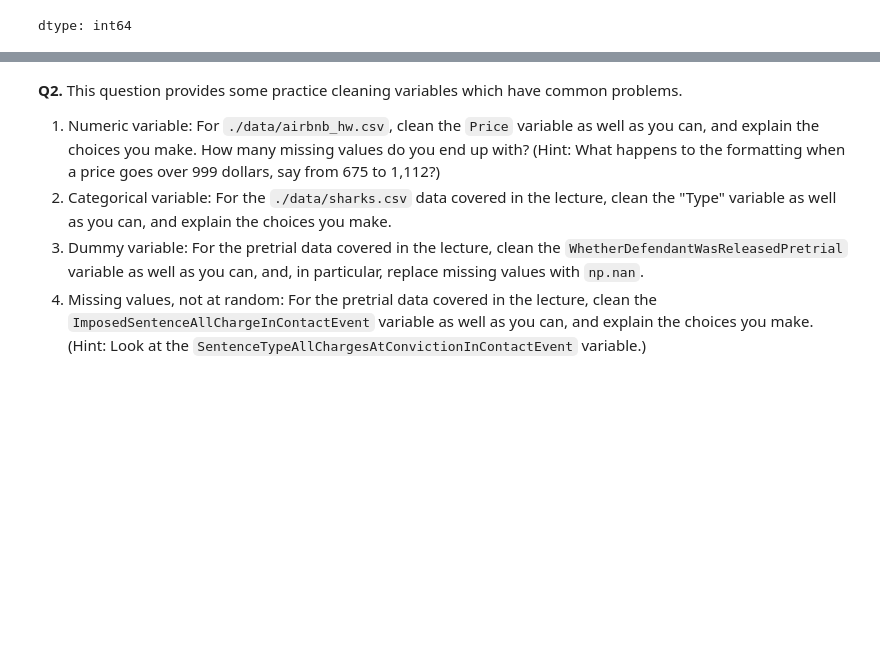
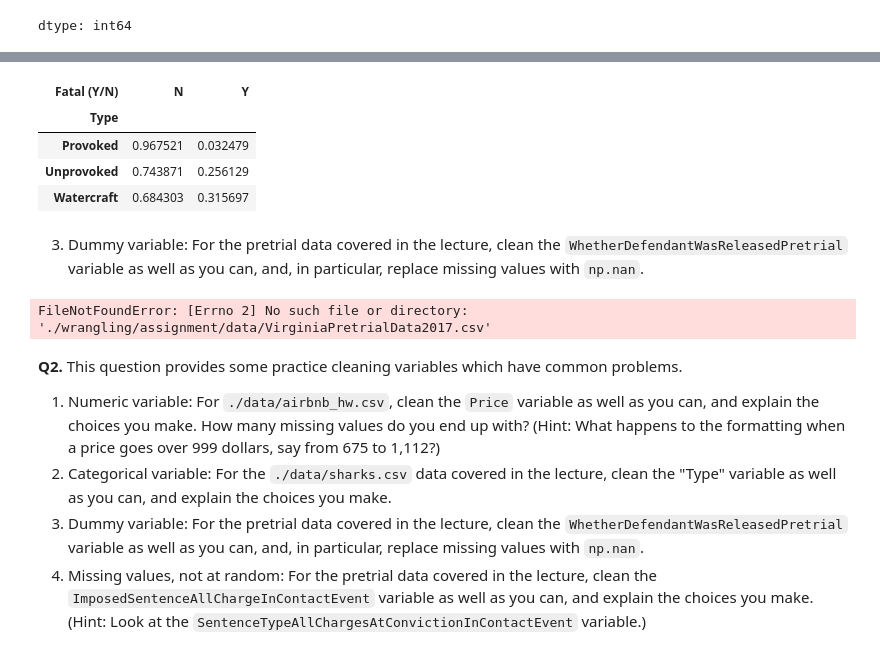
Before and after one commit to Brandon-Kwakye/wrangling, a Jupyter notebook: assignment/assignment.ipynb, the cells around one changed output, grey strips where cells are left out. Saved outputs shown, nothing was run; the diff lists cells and outputs as text; code cells hidden in the pictures; blank space fills up the shorter version.

```diff
--- a/assignment/assignment.ipynb
+++ b/assignment/assignment.ipynb
@@ -135,3 +135,16 @@ df['Type'].value_counts()
 | Under investigation | 1 |
 | Boatomg | 1 |
 dtype: int64
+# %%
+type = df['Type'] # Create a temporary vector of values for the Type variable to play with
+
+type = type.replace(['Sea Disaster', 'Boat','Boating','Boatomg'],'Watercraft') # All watercraft/boating values
+type.value_counts()
+
+type = type.replace(['Invalid', 'Questionable','Unconfirmed','Unverified','Under investigation'],np.nan) # All unclean values
+type.value_counts()
+
+df['Type'] = type # Replace the 'Type' variable with the cleaned version
+del type # Destroy the temporary vector
+
+df['Type'].value_counts()
@@ -138,3 +158,20 @@ dtype: int64
+# %%
+# This is interesting: Sharks are much more likely to kill you if the situation is UNprovoked.
+df['Fatal (Y/N)'] = df['Fatal (Y/N)'].replace(['UNKNOWN', 'F','M','2017'],np.nan) # All unclean values
+df['Fatal (Y/N)'] = df['Fatal (Y/N)'].replace('y','Y') # All unclean values
+pd.crosstab(df['Type'],df['Fatal (Y/N)'],normalize='index')
+# %% [output]
+| Fatal (Y/N) | N | Y |
+| Type |  |  |
+| Provoked | 0.967521 | 0.032479 |
+| Unprovoked | 0.743871 | 0.256129 |
+| Watercraft | 0.684303 | 0.315697 |
+# %% [markdown]
+3. Dummy variable: For the pretrial data covered in the lecture, clean the `WhetherDefendantWasReleasedPretrial` variable as well as you can, and, in particular, replace missing values with `np.nan`.
+# %%
+df = pd.read_csv('./wrangling/assignment/data/VirginiaPretrialData2017.csv', low_memory=False)
+# %% [output]
+FileNotFoundError: [Errno 2] No such file or directory: './wrangling/assignment/data/VirginiaPretrialData2017.csv'
 # %% [markdown]
 **Q2.** This question provides some practice cleaning variables which have common problems.
 1. Numeric variable: For `./data/airbnb_hw.csv`, clean the `Price` variable as well as you can, and explain the choices you make. How many missing values do you end up with? (Hint: What happens to the formatting when a price goes over 999 dollars, say from 675 to 1,112?)
```
Also changed, not shown: parts of 1 cell of this notebook.
